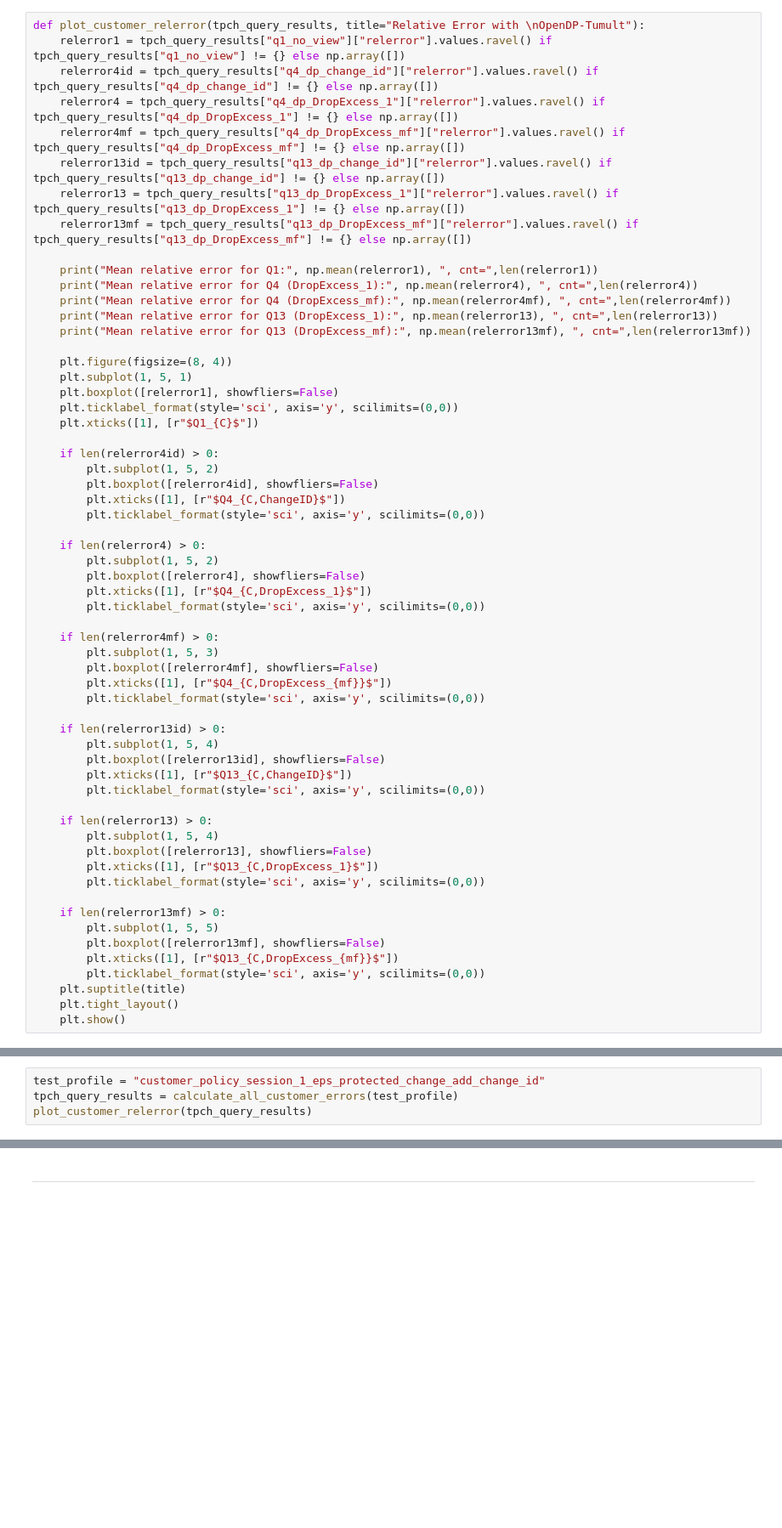
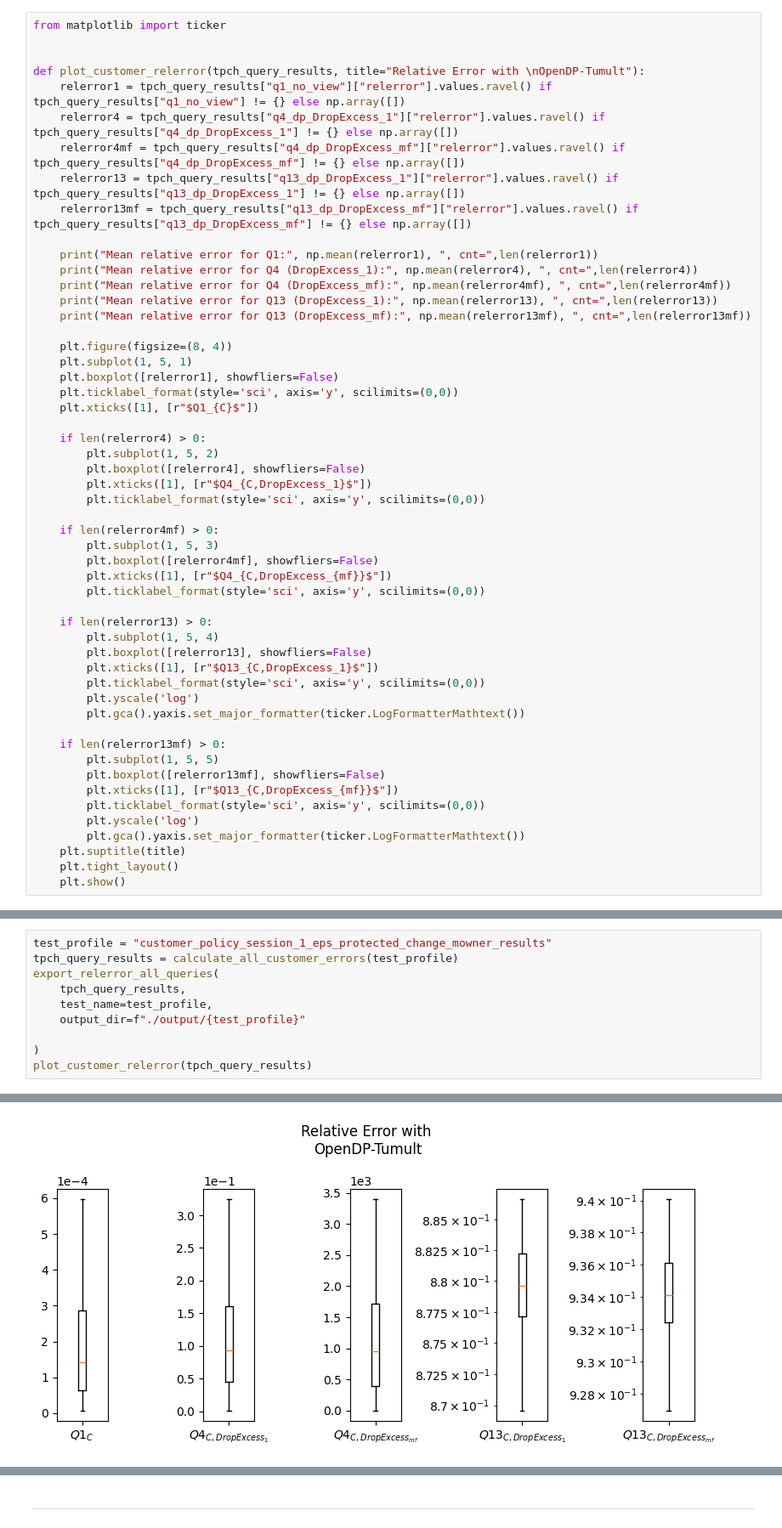
Before and after one commit to casciand/dp4sql, a Jupyter notebook: results/tpch-opendp_tmlt/privateSQL_tpch_eval_customer_supplier_policy_result.ipynb, the cells around one changed output, grey strips where cells are left out. Shown at 85% size. Cells and saved outputs as stored; diff of their text form; blank space fills up the shorter version.

```diff
--- a/results/tpch-opendp_tmlt/privateSQL_tpch_eval_customer_supplier_policy_result.ipynb
+++ b/results/tpch-opendp_tmlt/privateSQL_tpch_eval_customer_supplier_policy_result.ipynb
@@ -659,12 +590,13 @@ def calculate_all_supplier_errors(test_profile: str):
 
     return tpch_query_results
 # %%
+from matplotlib import ticker
+
+
 def plot_customer_relerror(tpch_query_results, title="Relative Error with \nOpenDP-Tumult"):
     relerror1 = tpch_query_results["q1_no_view"]["relerror"].values.ravel() if tpch_query_results["q1_no_view"] != {} else np.array([])
-    relerror4id = tpch_query_results["q4_dp_change_id"]["relerror"].values.ravel() if tpch_query_results["q4_dp_change_id"] != {} else np.array([])
     relerror4 = tpch_query_results["q4_dp_DropExcess_1"]["relerror"].values.ravel() if tpch_query_results["q4_dp_DropExcess_1"] != {} else np.array([])
     relerror4mf = tpch_query_results["q4_dp_DropExcess_mf"]["relerror"].values.ravel() if tpch_query_results["q4_dp_DropExcess_mf"] != {} else np.array([])
-    relerror13id = tpch_query_results["q13_dp_change_id"]["relerror"].values.ravel() if tpch_query_results["q13_dp_change_id"] != {} else np.array([])
     relerror13 = tpch_query_results["q13_dp_DropExcess_1"]["relerror"].values.ravel() if tpch_query_results["q13_dp_DropExcess_1"] != {} else np.array([])
     relerror13mf = tpch_query_results["q13_dp_DropExcess_mf"]["relerror"].values.ravel() if tpch_query_results["q13_dp_DropExcess_mf"] != {} else np.array([])
 
@@ -680,12 +612,6 @@ def plot_customer_relerror(tpch_query_results, title="Relative Error with \nOpen
     plt.ticklabel_format(style='sci', axis='y', scilimits=(0,0))
     plt.xticks([1], [r"$Q1_{C}$"])
 
-    if len(relerror4id) > 0:
-        plt.subplot(1, 5, 2)
-        plt.boxplot([relerror4id], showfliers=False)
-        plt.xticks([1], [r"$Q4_{C,ChangeID}$"])
-        plt.ticklabel_format(style='sci', axis='y', scilimits=(0,0))
-
     if len(relerror4) > 0:
         plt.subplot(1, 5, 2)
         plt.boxplot([relerror4], showfliers=False)
@@ -698,23 +624,21 @@ def plot_customer_relerror(tpch_query_results, title="Relative Error with \nOpen
         plt.xticks([1], [r"$Q4_{C,DropExcess_{mf}}$"])
         plt.ticklabel_format(style='sci', axis='y', scilimits=(0,0))
 
-    if len(relerror13id) > 0:
-        plt.subplot(1, 5, 4)
-        plt.boxplot([relerror13id], showfliers=False)
-        plt.xticks([1], [r"$Q13_{C,ChangeID}$"])
-        plt.ticklabel_format(style='sci', axis='y', scilimits=(0,0))
-
     if len(relerror13) > 0:
         plt.subplot(1, 5, 4)
         plt.boxplot([relerror13], showfliers=False)
         plt.xticks([1], [r"$Q13_{C,DropExcess_1}$"])
         plt.ticklabel_format(style='sci', axis='y', scilimits=(0,0))
+        plt.yscale('log')
+        plt.gca().yaxis.set_major_formatter(ticker.LogFormatterMathtext())
 
     if len(relerror13mf) > 0:
         plt.subplot(1, 5, 5)
         plt.boxplot([relerror13mf], showfliers=False)
         plt.xticks([1], [r"$Q13_{C,DropExcess_{mf}}$"])
         plt.ticklabel_format(style='sci', axis='y', scilimits=(0,0))
+        plt.yscale('log')
+        plt.gca().yaxis.set_major_formatter(ticker.LogFormatterMathtext())
     plt.suptitle(title)
     plt.tight_layout()
     plt.show()
@@ -1051,4 +722,11 @@ Mean relative error for Q16 (DropExcess_mf): 294.44485749365083
 # %%
-test_profile = "customer_policy_session_1_eps_protected_change_add_change_id"
+test_profile = "customer_policy_session_1_eps_protected_change_mowner_results"
 tpch_query_results = calculate_all_customer_errors(test_profile)
+export_relerror_all_queries(
+    tpch_query_results,
+    test_name=test_profile,
+    output_dir=f"./output/{test_profile}"
+
+)
 plot_customer_relerror(tpch_query_results)
+# %% [output]
@@ -1054,0 +746 @@ plot_customer_relerror(tpch_query_results)
+[figure, added]
```
Also changed, not shown: parts of 18 cells of this notebook, 11 other files.
